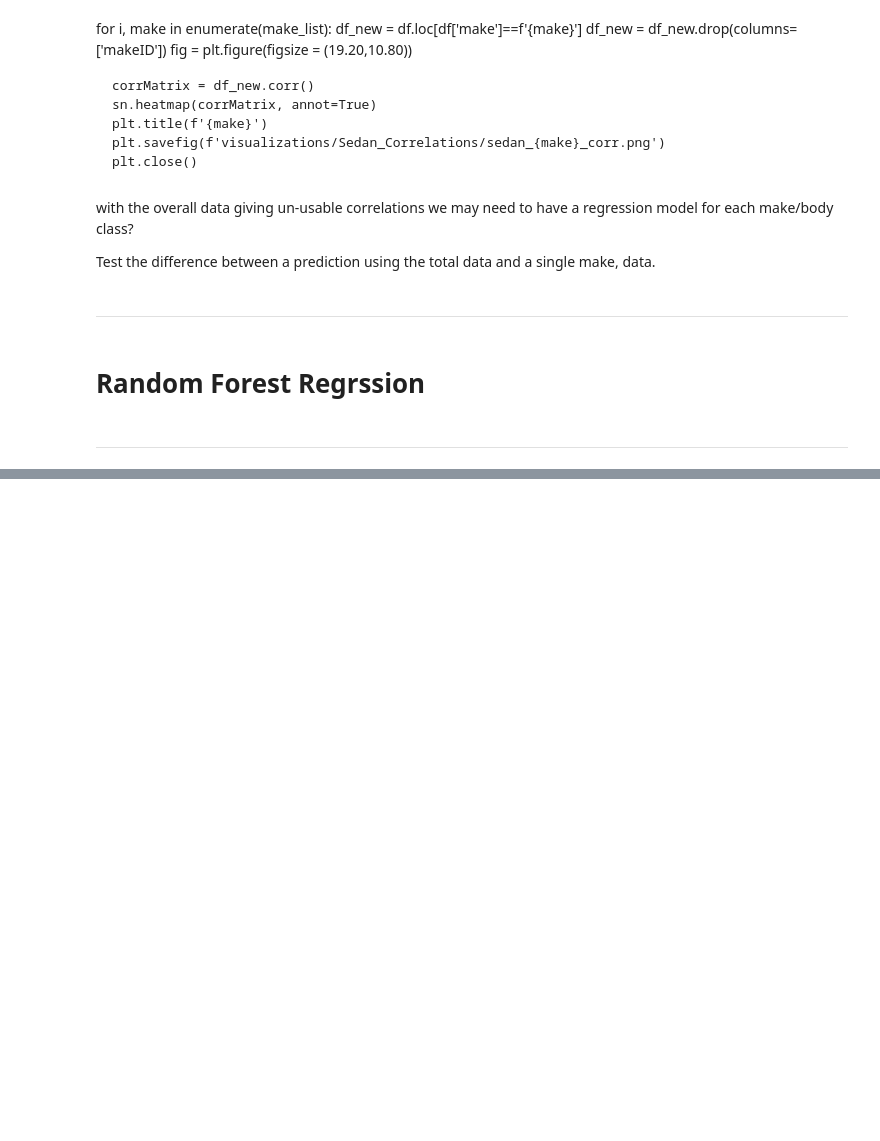
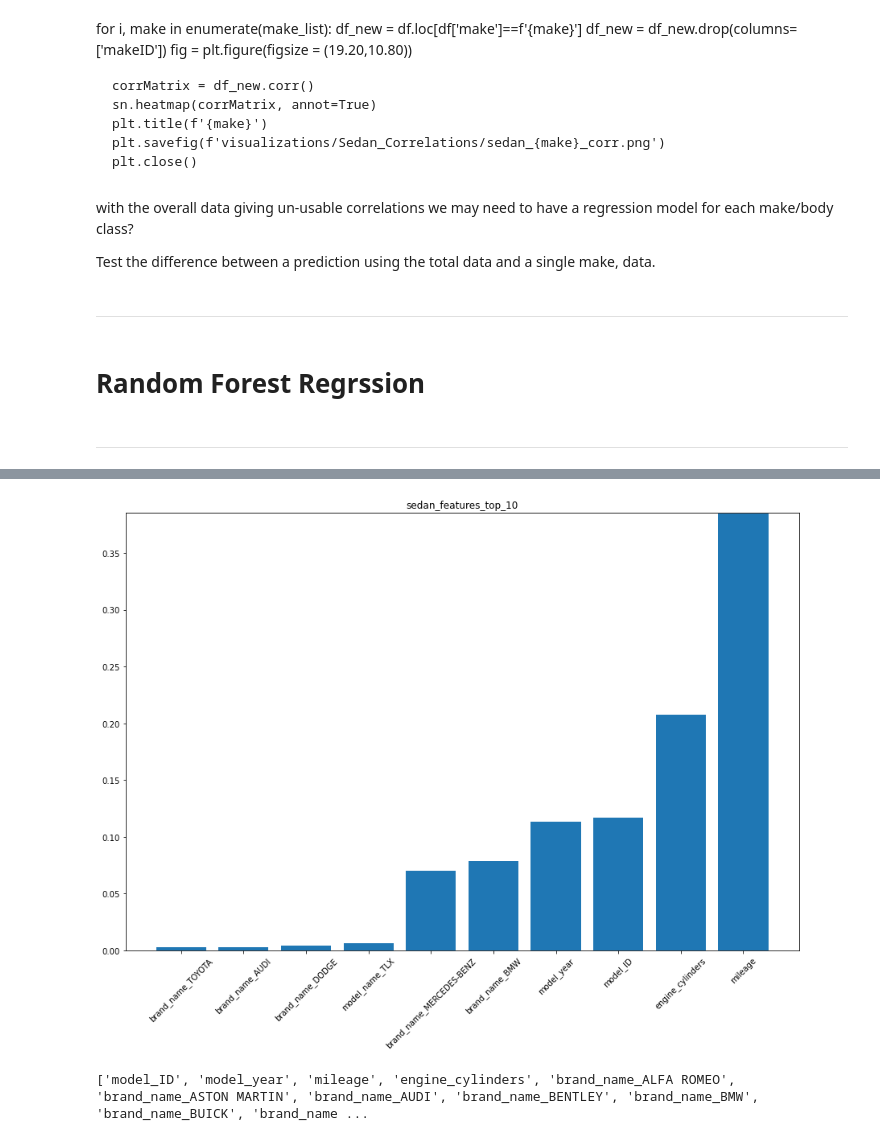
Before and after one commit to HendersonAlec2212/project_04, a Jupyter notebook: ipynb/Sedan_Random_Forest_Regressor.ipynb, the cells around one changed output, grey strips where cells are left out. Cells and saved outputs as stored; diff of their text form; code cells hidden in the pictures; blank space fills up the shorter version.

```diff
--- a/ipynb/Sedan_Random_Forest_Regressor.ipynb
+++ b/ipynb/Sedan_Random_Forest_Regressor.ipynb
@@ -141,14 +136,2 @@ joblib.dump(model,'models/sedan_depth_7_81.joblib')
 # %%
-model = joblib.load('models/sedan_depth_5_72.joblib')
+model = joblib.load('../models/sedan_depth_7_81_no_color.joblib')
-# %%
-df_test = df.drop(columns=['msrp','vin'])
-
-
-X = df_test.drop(columns=['askPrice'])
-y = df_test['askPrice']
-
-# set dummies
-X_dummies = pd.get_dummies(X,drop_first=True)
-
-# split for test and train
-X_train, X_test, y_train, y_test = train_test_split(X_dummies, y, random_state=42)
@@ -164,0 +152,22 @@ array([17993.29477626,  8984.14488702,  9615.43675097, ...,
+# %%
+feature_importances = model.feature_importances_
+features = sorted(zip(X_test.columns, model.feature_importances_), key = lambda x: x[1])
+cols = [f[0] for f in features[-10:]]
+width = [f[1] for f in features[-10:]]
+
+fig, ax = plt.subplots()
+
+fig.set_size_inches(15,10)
+plt.margins(y=0.001)
+
+plt.bar(x=cols, height=width)
+plt.title('sedan_features_top_10')
+plt.xticks(rotation=45)
+plt.savefig('../visualizations/sedan_top_10_cols.png')
+plt.show()
+# %% [output]
+[figure, added]
+# %%
+print(model_results['columns'])
+# %% [output]
+['model_ID', 'model_year', 'mileage', 'engine_cylinders', 'brand_name_ALFA ROMEO', 'brand_name_ASTON MARTIN', 'brand_name_AUDI', 'brand_name_BENTLEY', 'brand_name_BMW', 'brand_name_BUICK', 'brand_name ...
```
Also changed, not shown: parts of 11 cells of this notebook, 17 other files.
